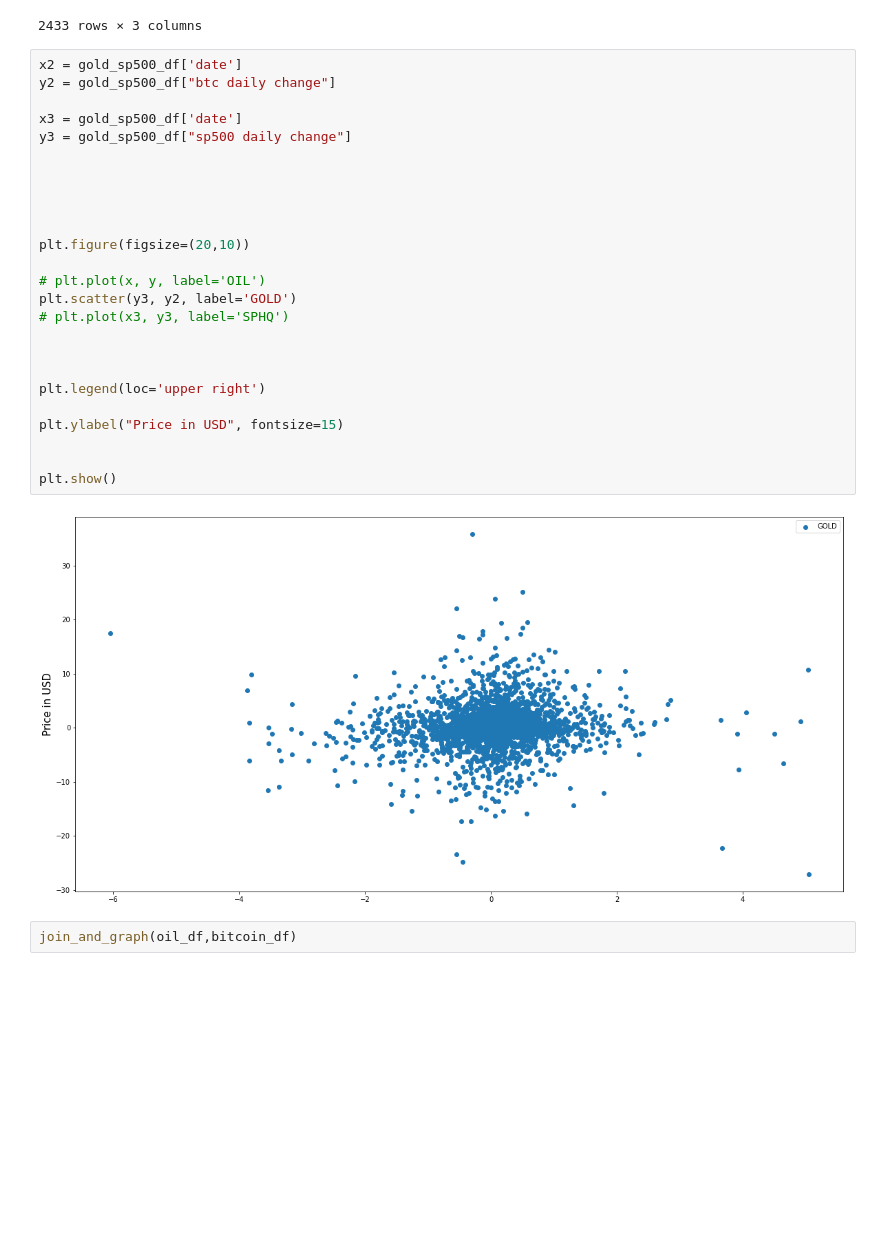
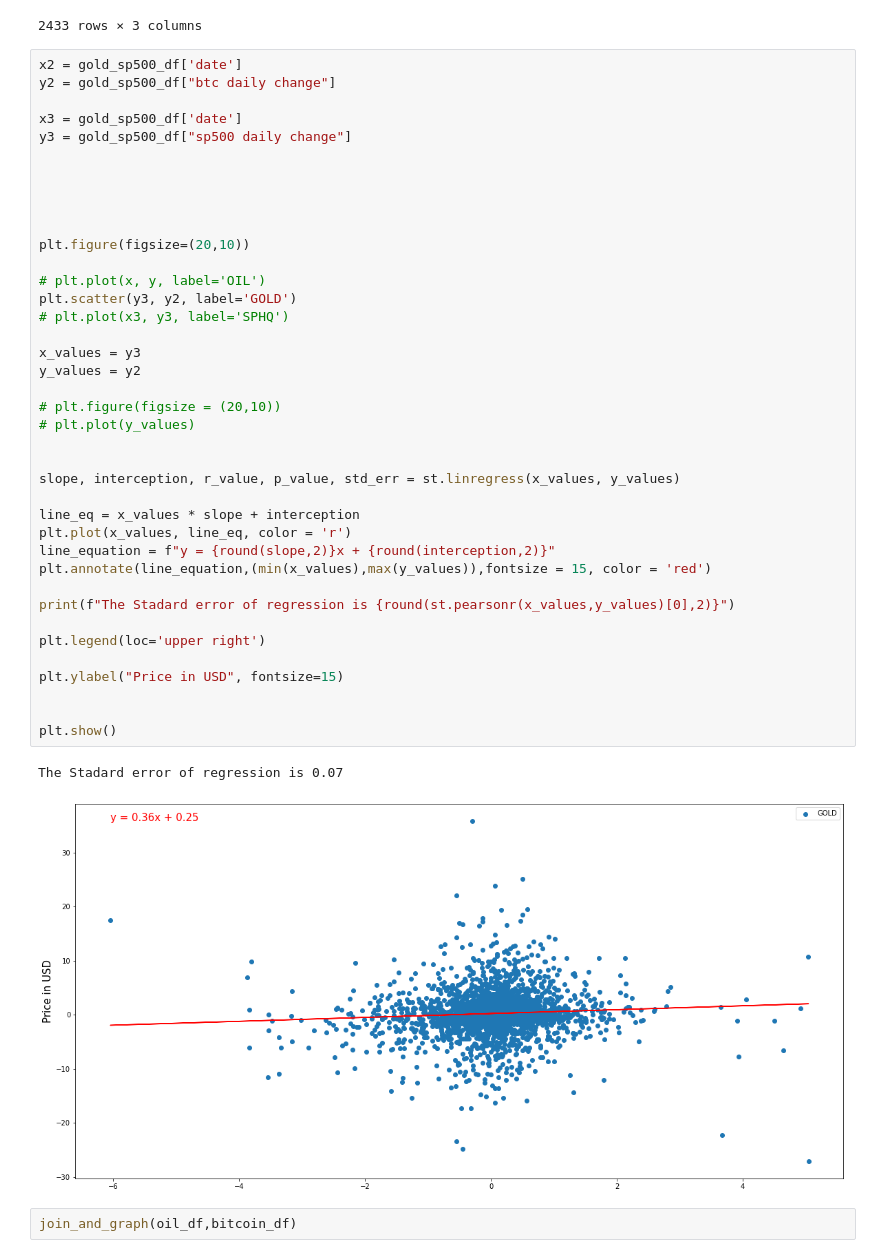
Before and after one commit to SMKSmith/Project1, a Jupyter notebook: visualizations.ipynb, the cells around one changed output. Drawn from its saved outputs; the diff is of its cells as text; blank space fills up the shorter version.

```diff
--- a/visualizations.ipynb
+++ b/visualizations.ipynb
@@ -261,30 +276,45 @@ gold_sp500_df
 # %%
 x2 = gold_sp500_df['date']
 y2 = gold_sp500_df["btc daily change"]
 
 x3 = gold_sp500_df['date']
 y3 = gold_sp500_df["sp500 daily change"]
 
 
 
 
 
 plt.figure(figsize=(20,10))
 
 # plt.plot(x, y, label='OIL')
 plt.scatter(y3, y2, label='GOLD')
 # plt.plot(x3, y3, label='SPHQ')
 
+x_values = y3
+y_values = y2
 
+# plt.figure(figsize = (20,10))
+# plt.plot(y_values)
+
+
+slope, interception, r_value, p_value, std_err = st.linregress(x_values, y_values)
+
+line_eq = x_values * slope + interception
+plt.plot(x_values, line_eq, color = 'r')
+line_equation = f"y = {round(slope,2)}x + {round(interception,2)}"
+plt.annotate(line_equation,(min(x_values),max(y_values)),fontsize = 15, color = 'red')
+
+print(f"The Stadard error of regression is {round(st.pearsonr(x_values,y_values)[0],2)}")
 
 plt.legend(loc='upper right')
 
 plt.ylabel("Price in USD", fontsize=15)
 
 
 plt.show()
 # %% [output]
+The Stadard error of regression is 0.07
-[figure, old version]
+[figure, new version]
 # %%
 join_and_graph(oil_df,bitcoin_df)
 # %% [output]
```
Also changed, not shown: parts of 11 cells of this notebook.
